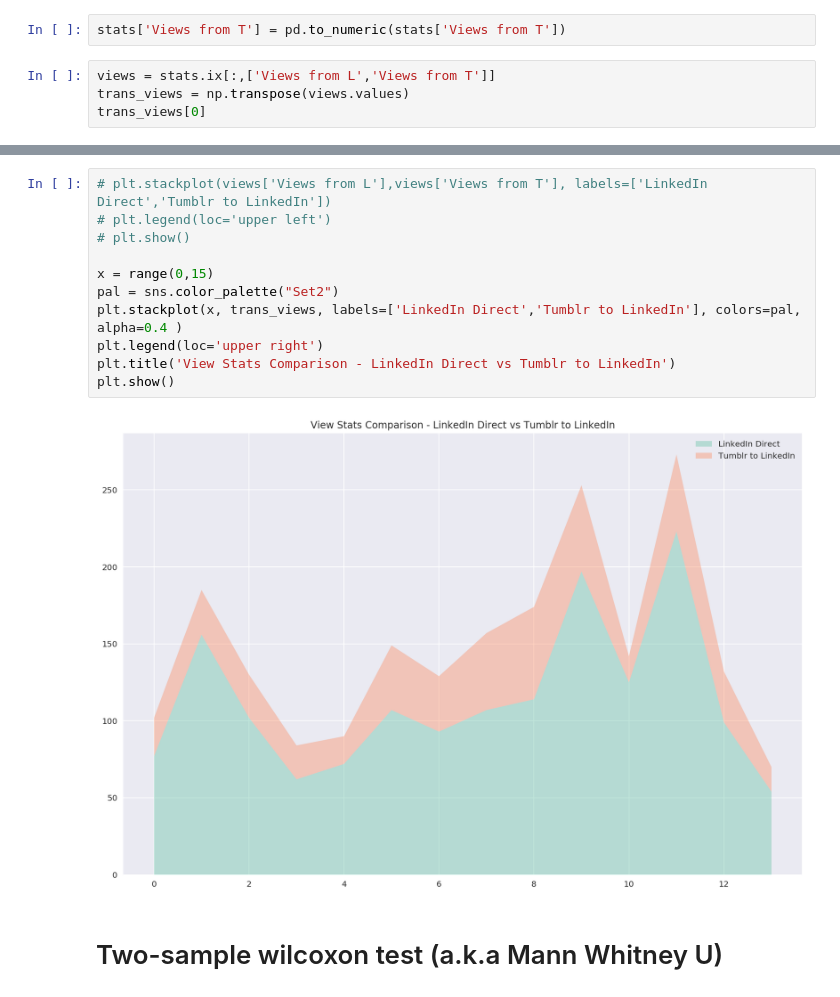
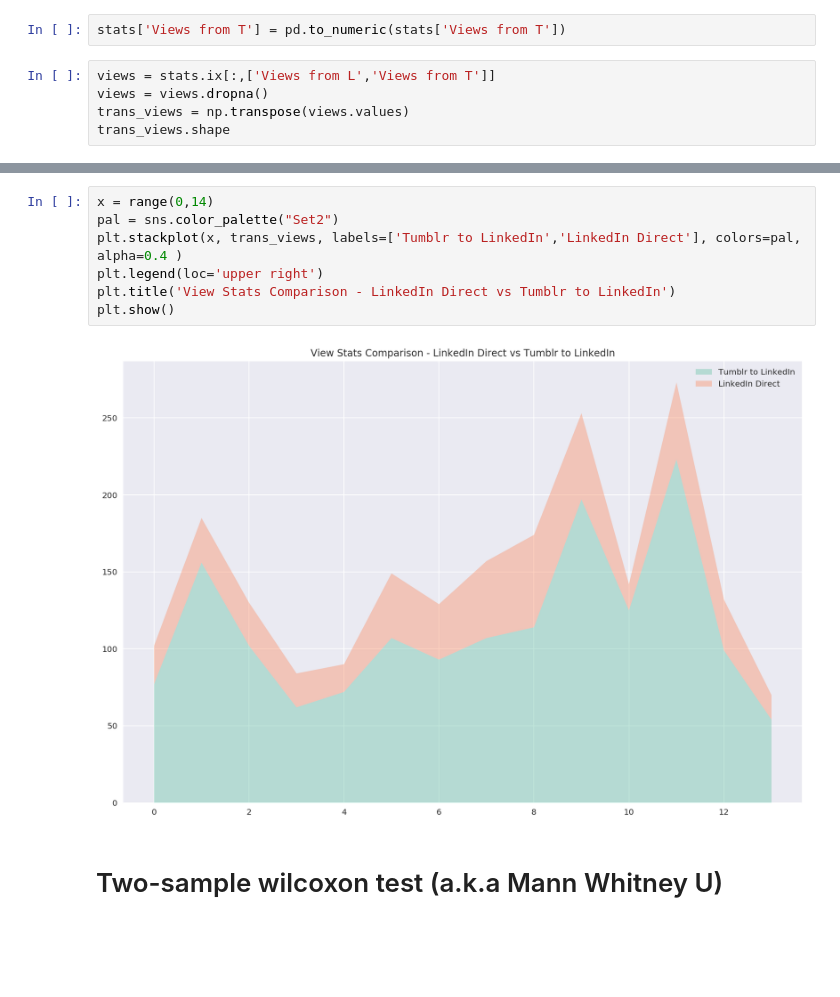
Before and after one commit to dyadxmachina/poststats_on_linkedin, a Jupyter notebook: analysis1.ipynb, the cells around one changed output, grey strips where cells are left out. Saved outputs shown, nothing was run; the diff lists cells and outputs as text; blank space fills up the shorter version.

Commit message:
updated analysis and graphs

```diff
--- a/analysis1.ipynb
+++ b/analysis1.ipynb
@@ -57,6 +57,7 @@ memory usage: 1.5+ KB
 stats['Views from T'] = pd.to_numeric(stats['Views from T'])
 # %%
 views = stats.ix[:,['Views from L','Views from T']]
+views = views.dropna()
 trans_views = np.transpose(views.values)
-trans_views[0]
+trans_views.shape
 # %% [output]
@@ -72,16 +76,12 @@ array([ 77., 156., 102.,  62.,  72., 107.,  93., 107., 114., 197., 125.,
 # %%
-# plt.stackplot(views['Views from L'],views['Views from T'], labels=['LinkedIn Direct','Tumblr to LinkedIn'])
-# plt.legend(loc='upper left')
-# plt.show()
-
-x = range(0,15)
+x = range(0,14)
 pal = sns.color_palette("Set2")
-plt.stackplot(x, trans_views, labels=['LinkedIn Direct','Tumblr to LinkedIn'], colors=pal, alpha=0.4 )
+plt.stackplot(x, trans_views, labels=['Tumblr to LinkedIn','LinkedIn Direct'], colors=pal, alpha=0.4 )
 plt.legend(loc='upper right')
 plt.title('View Stats Comparison - LinkedIn Direct vs Tumblr to LinkedIn')
 plt.show()
 # %% [output]
-[figure, old version]
+[figure, new version]
 # %% [markdown]
 # Two-sample wilcoxon test (a.k.a Mann Whitney U)
 # %% [markdown]
```
Also changed, not shown: parts of 3 cells of this notebook.
